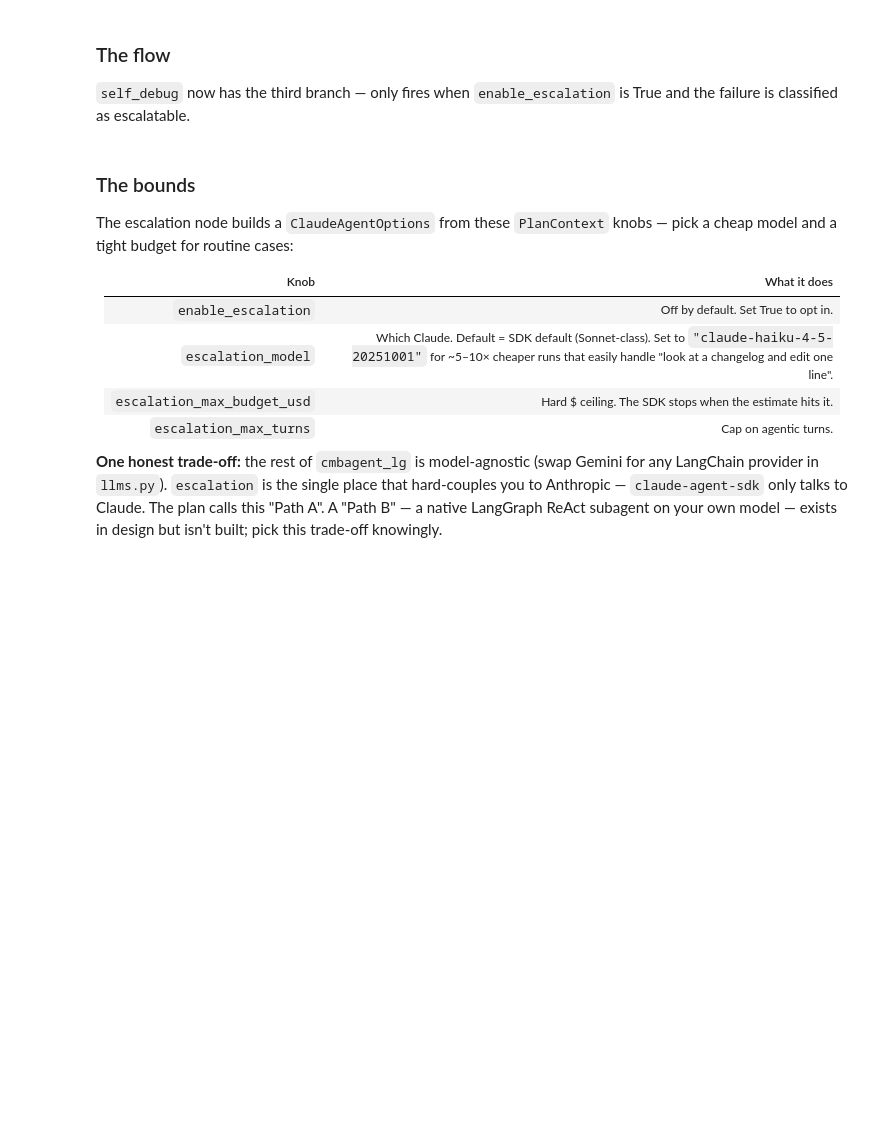
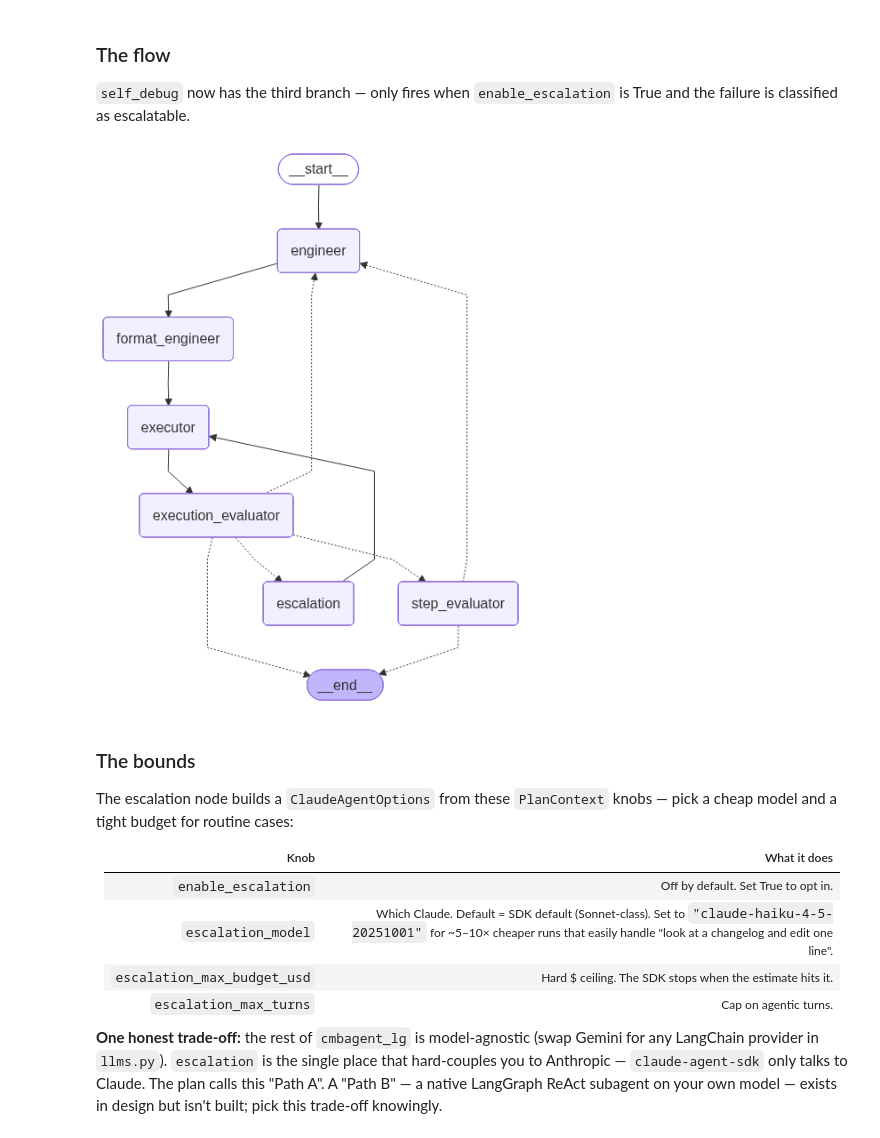
Before and after one commit to borisbolliet/agents_lab_2026, a Jupyter notebook: Lab6.ipynb, the cells around one changed output. Cells and saved outputs as stored; diff of their text form; code cells hidden in the pictures; blank space fills up the shorter version.

```diff
--- a/Lab6.ipynb
+++ b/Lab6.ipynb
@@ -107,11 +109,19 @@ is True and the failure is classified as escalatable.
 # %%
 from cmbagent_lg import self_debug_graph
 from IPython.display import Image, display
 
+g = self_debug_graph.get_graph()
 try:
-    display(Image(self_debug_graph.get_graph().draw_mermaid_png()))
+    display(Image(g.draw_mermaid_png()))
 except Exception:
-    print(self_debug_graph.get_graph().draw_ascii())
+    try:
+        print(g.draw_ascii())
+    except Exception:
+        # `draw_ascii` can fail on small graphs; fall through to a text dump.
+        print('nodes:', [n.id for n in g.nodes.values()])
+        print('edges:', [(e.source, e.target) for e in g.edges])
+# %% [output]
+[figure, added]
 # %% [markdown]
 ### The bounds
 
```
Also changed, not shown: parts of 2 cells of this notebook.
